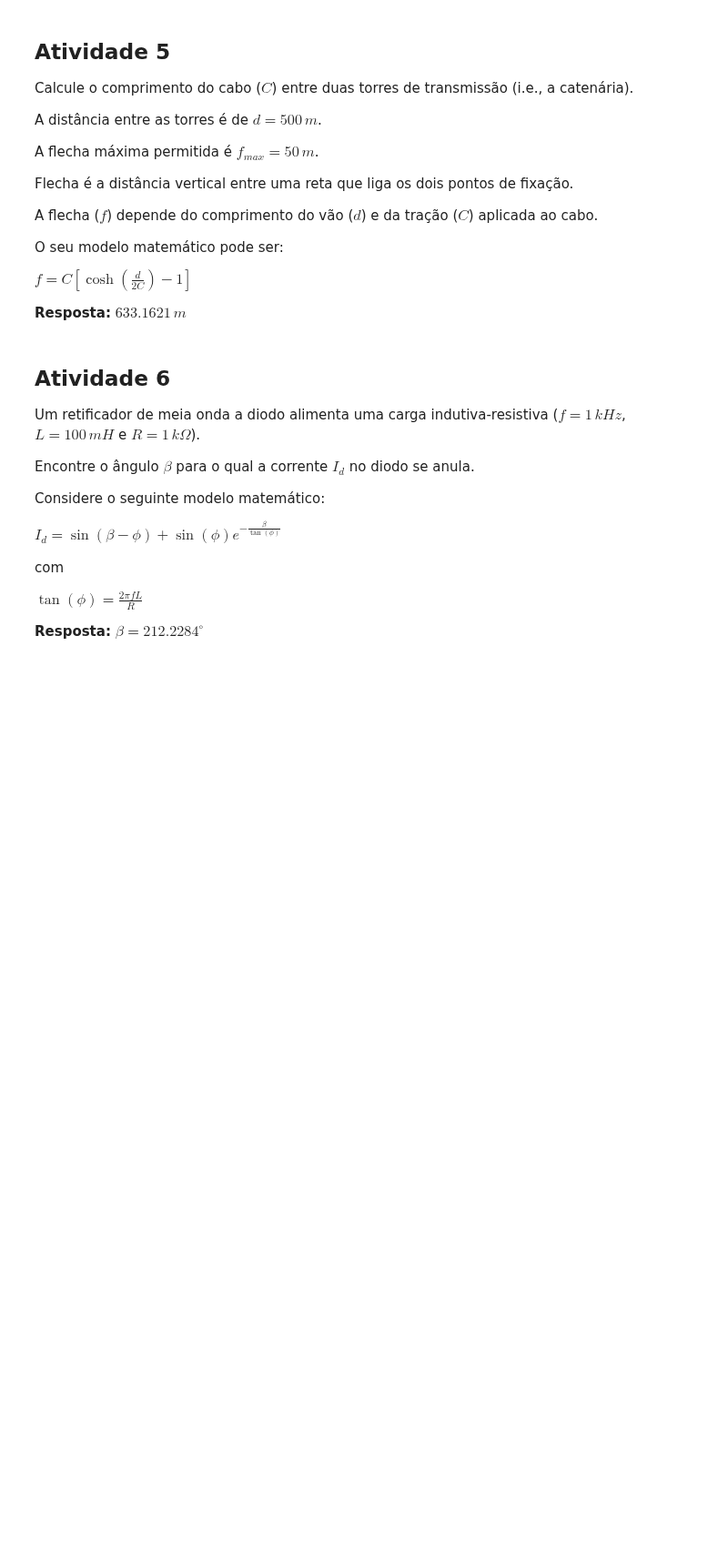
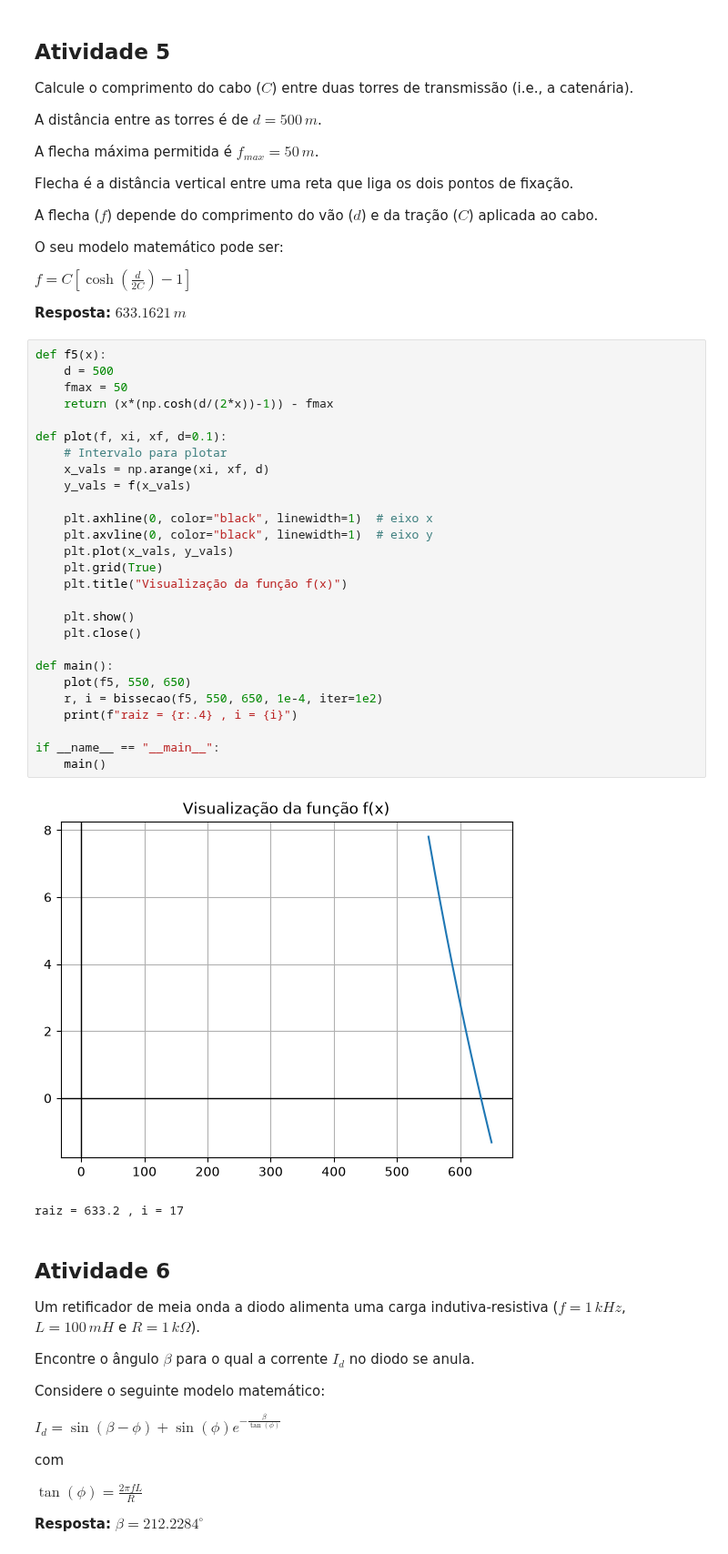
Before and after one commit to luisaschineider1-svg/cnum, a Jupyter notebook: Notebook/semana4.ipynb, the cells around one changed output. Shown at 91% size. Saved outputs shown, nothing was run; the diff lists cells and outputs as text; blank space fills up the shorter version.

```diff
--- a/Notebook/semana4.ipynb
+++ b/Notebook/semana4.ipynb
@@ -203,6 +325,36 @@ O seu modelo matemático pode ser:
 $ f = C \left[ \cosh\left(\tfrac{d}{2C}\right) - 1 \right] \quad $
 
 **Resposta:** $633.1621 \, m$
+# %%
+def f5(x):
+    d = 500
+    fmax = 50
+    return (x*(np.cosh(d/(2*x))-1)) - fmax
+
+def plot(f, xi, xf, d=0.1):
+    # Intervalo para plotar
+    x_vals = np.arange(xi, xf, d)
+    y_vals = f(x_vals)
+
+    plt.axhline(0, color="black", linewidth=1)  # eixo x
+    plt.axvline(0, color="black", linewidth=1)  # eixo y
+    plt.plot(x_vals, y_vals)
+    plt.grid(True)
+    plt.title("Visualização da função f(x)")
+
+    plt.show()
+    plt.close()
+
+def main():
+    plot(f5, 550, 650)
+    r, i = bissecao(f5, 550, 650, 1e-4, iter=1e2)
+    print(f"raiz = {r:.4} , i = {i}")
+
+if __name__ == "__main__":
+    main()
+# %% [output]
+[figure, added]
+raiz = 633.2 , i = 17
 # %% [markdown]
 ## Atividade 6
 Um retificador de meia onda a diodo alimenta uma carga indutiva-resistiva ($f = 1 \, kHz$, $L = 100 \, mH$ e $R = 1 \, k\Omega$).
```
Also changed, not shown: parts of 4 cells of this notebook, 2 other files.
